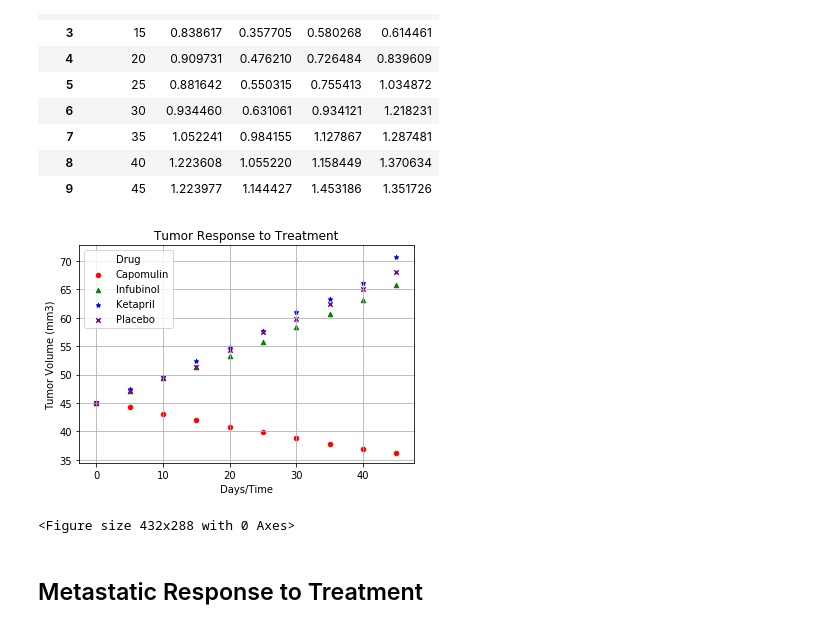
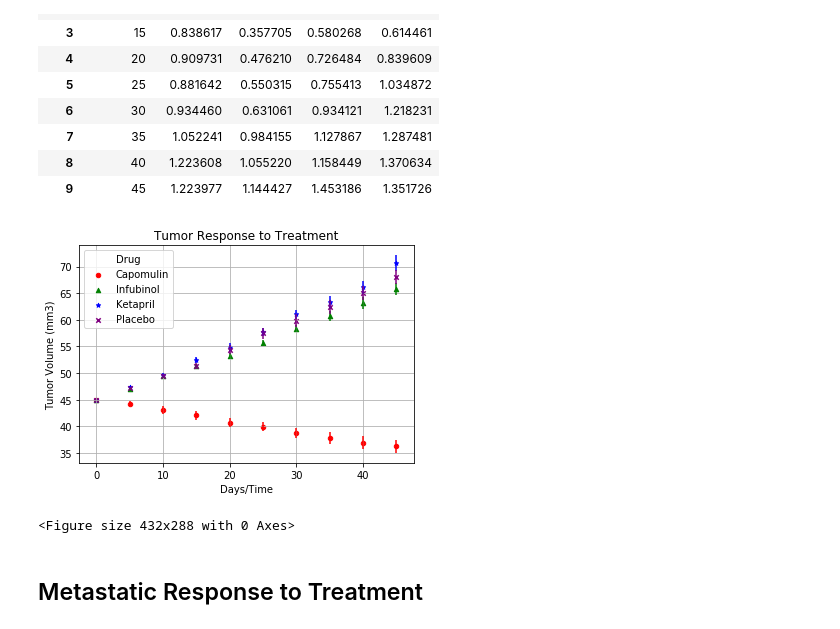
Before and after one commit to sbell1258/matplotlib-challenge, a Jupyter notebook: pymaceuticals_starter.ipynb, the cells around one changed output. Saved outputs shown, nothing was run; the diff lists cells and outputs as text; code cells hidden in the pictures.

```diff
--- a/pymaceuticals_starter.ipynb
+++ b/pymaceuticals_starter.ipynb
@@ -225,31 +225,34 @@ memory usage: 528.0 bytes
 # %%
 # Generate the Plot (with Error Bars) - four treatments (Capomulin, Infubinol, Ketapril, and Placebo) compare.
 # Add labels
 
-#xerr = err_tumor_drugtime4_df['Timepoint']
-#yerr = err_tumor_drugtime4_df['Tumor Volume (mm3)']
+xerr = errt_tumor4_df['Timepoint']
+yerr1 = errt_tumor4_df['Capomulin']
+yerr2 = errt_tumor4_df['Infubinol']
+yerr3 = errt_tumor4_df['Ketapril']
+yerr4 = errt_tumor4_df['Placebo']
 
-ax = trans_tumor4_df.plot.scatter(x='Timepoint', y='Capomulin', c='red', marker='o', label='Capomulin')
-trans_tumor4_df.plot.scatter(x='Timepoint', y='Infubinol', c='green', marker='^', label='Infubinol', ax=ax)
-trans_tumor4_df.plot.scatter(x='Timepoint', y='Ketapril', c='blue', marker='*', label='Ketapril', ax=ax)
-trans_tumor4_df.plot.scatter(x ='Timepoint',y='Placebo', c='purple', marker='x', label='Placebo', ax=ax)
+ax = trans_tumor4_df.plot.scatter(x='Timepoint', y='Capomulin', yerr=yerr1, c='red', marker='o', label='Capomulin')
+trans_tumor4_df.plot.scatter(x='Timepoint', y='Infubinol', c='green', yerr=yerr2, marker='^', label='Infubinol', ax=ax)
+trans_tumor4_df.plot.scatter(x='Timepoint', y='Ketapril', c='blue', yerr=yerr3, marker='*', label='Ketapril', ax=ax)
+trans_tumor4_df.plot.scatter(x ='Timepoint',y='Placebo', yerr=yerr4, c='purple', marker='x', label='Placebo', ax=ax)
 
 plt.xlabel("Days/Time")
 plt.ylabel("Tumor Volume (mm3)")
 plt.title("Tumor Response to Treatment")
 
 
 #plt.figure()
 plt.grid()
 
 # Save the Figure
 plt.savefig("../Images/tumor_response.png")
 
 # Show the Figure
 plt.show()
 plt.tight_layout();
 # %% [output]
-[figure, old version]
+[figure, new version]
 <Figure size 432x288 with 0 Axes>
 # %% [markdown]
 ## Metastatic Response to Treatment
```
Also changed, not shown: parts of 4 cells of this notebook.
